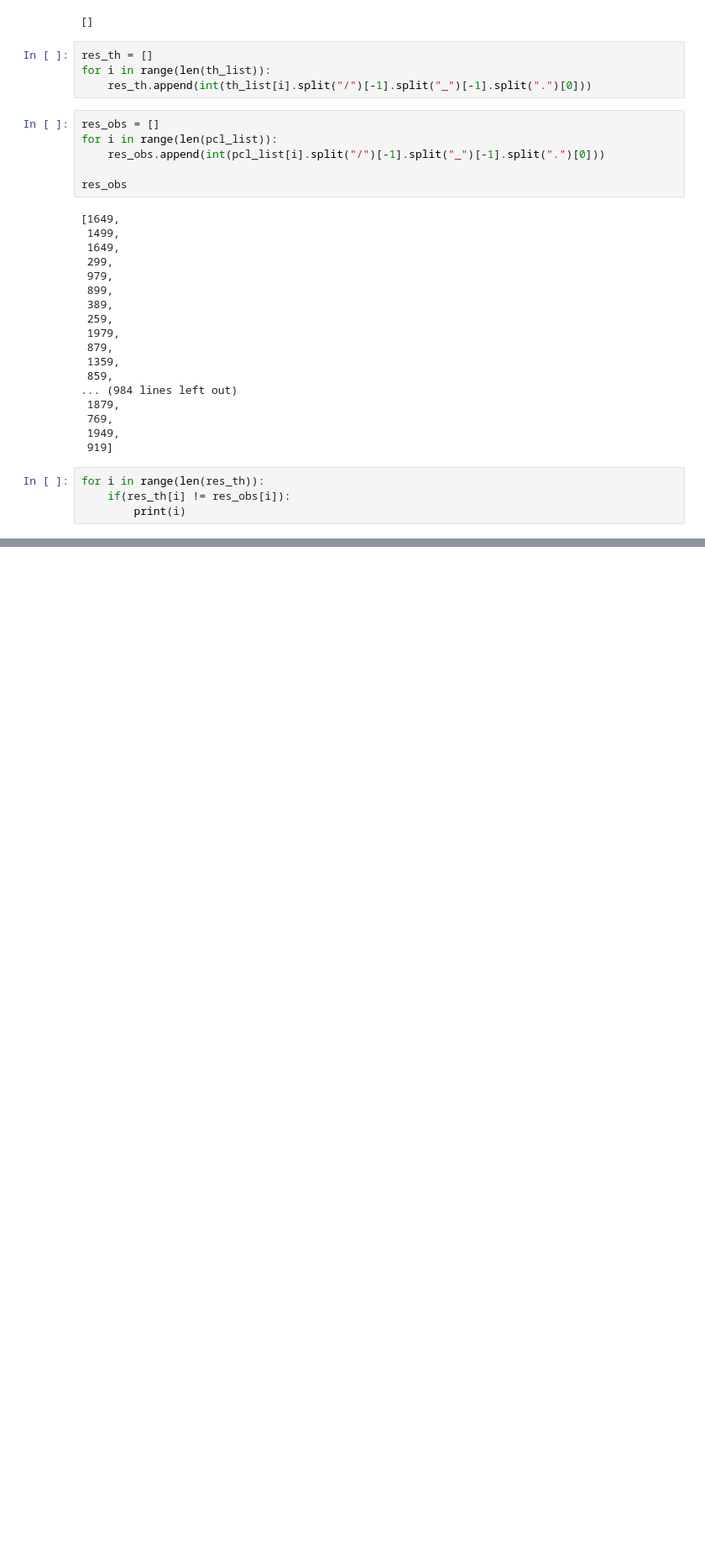
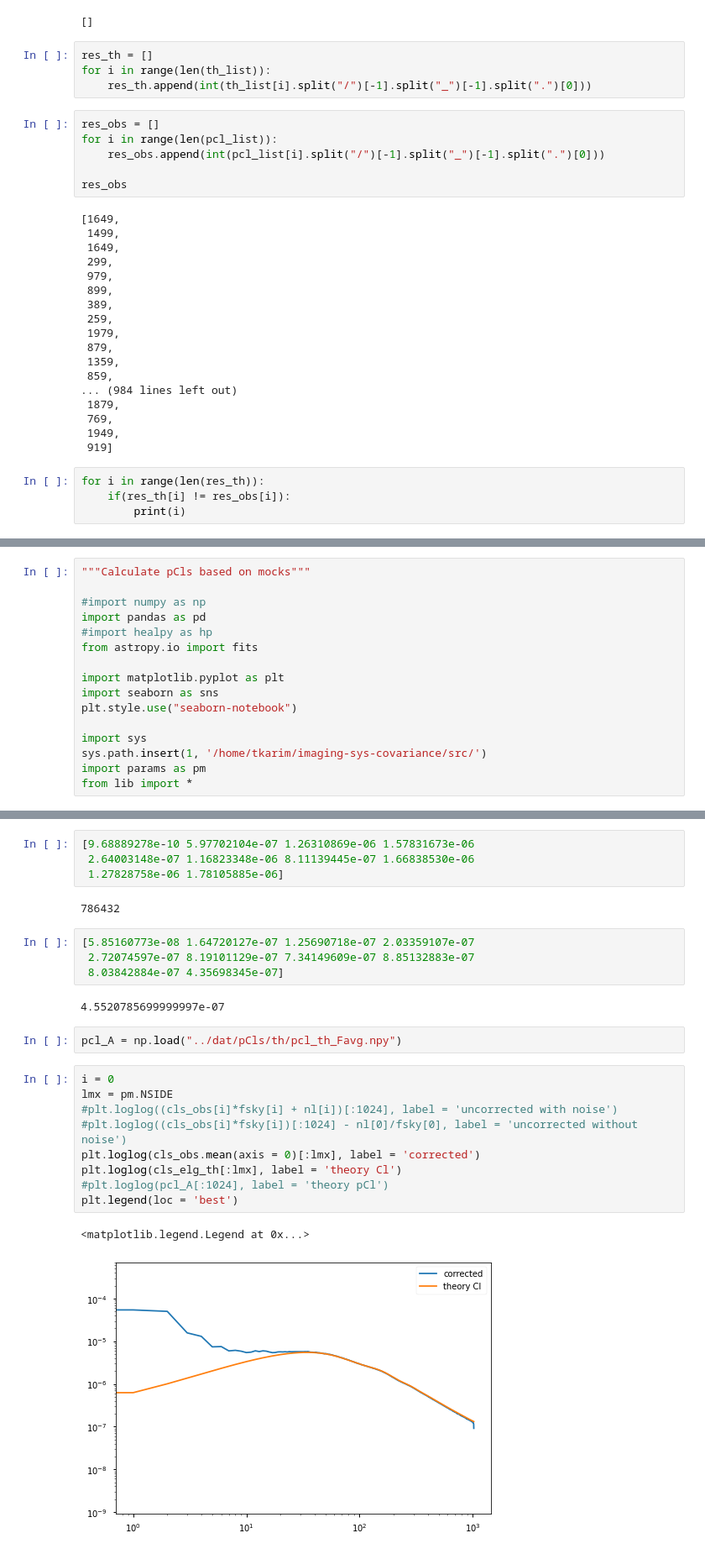
Before and after one commit to tanveerkarim/imaging-sys-covariance, a Jupyter notebook: notebooks/scratch.ipynb, the cells around one changed output, grey strips where cells are left out. Shown at 84% size. Cells and saved outputs as stored; diff of their text form; blank space fills up the shorter version.

```diff
--- a/notebooks/scratch.ipynb
+++ b/notebooks/scratch.ipynb
@@ -41,0 +46,16 @@ for i in range(len(res_th)):
+# %%
+"""Calculate pCls based on mocks"""
+
+#import numpy as np
+import pandas as pd
+#import healpy as hp
+from astropy.io import fits
+
+import matplotlib.pyplot as plt
+import seaborn as sns
+plt.style.use("seaborn-notebook")
+
+import sys
+sys.path.insert(1, '/home/tkarim/imaging-sys-covariance/src/')
+import params as pm
+from lib import *
@@ -41,0 +183,26 @@ for i in range(len(res_th)):
+# %%
+[9.68889278e-10 5.97702104e-07 1.26310869e-06 1.57831673e-06
+ 2.64003148e-07 1.16823348e-06 8.11139445e-07 1.66838530e-06
+ 1.27828758e-06 1.78105885e-06]
+# %% [output]
+786432
+# %%
+[5.85160773e-08 1.64720127e-07 1.25690718e-07 2.03359107e-07
+ 2.72074597e-07 8.19101129e-07 7.34149609e-07 8.85132883e-07
+ 8.03842884e-07 4.35698345e-07]
+# %% [output]
+4.5520785699999997e-07
+# %%
+pcl_A = np.load("../dat/pCls/th/pcl_th_Favg.npy")
+# %%
+i = 0
+lmx = pm.NSIDE
+#plt.loglog((cls_obs[i]*fsky[i] + nl[i])[:1024], label = 'uncorrected with noise')
+#plt.loglog((cls_obs[i]*fsky[i])[:1024] - nl[0]/fsky[0], label = 'uncorrected without noise')
+plt.loglog(cls_obs.mean(axis = 0)[:lmx], label = 'corrected')
+plt.loglog(cls_elg_th[:lmx], label = 'theory Cl')
+#plt.loglog(pcl_A[:1024], label = 'theory pCl')
+plt.legend(loc = 'best')
+# %% [output]
+<matplotlib.legend.Legend at 0x...>
+[figure, added]
```
Also changed, not shown: parts of 22 cells of this notebook.
